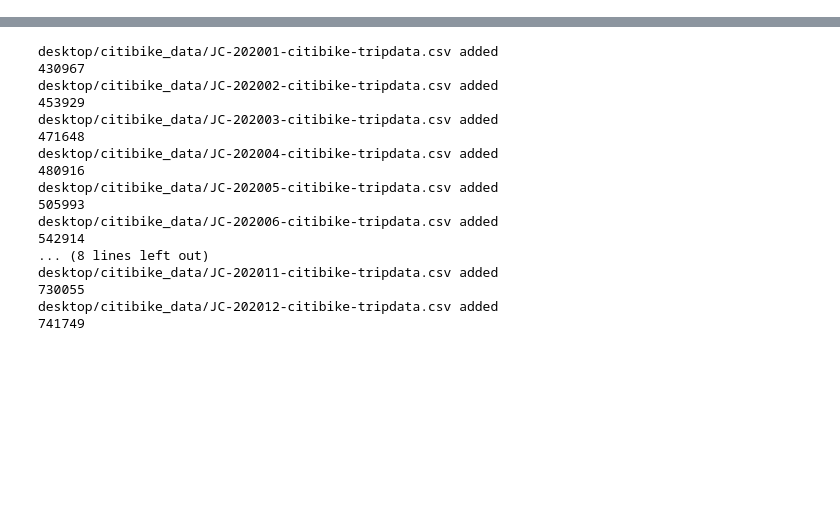
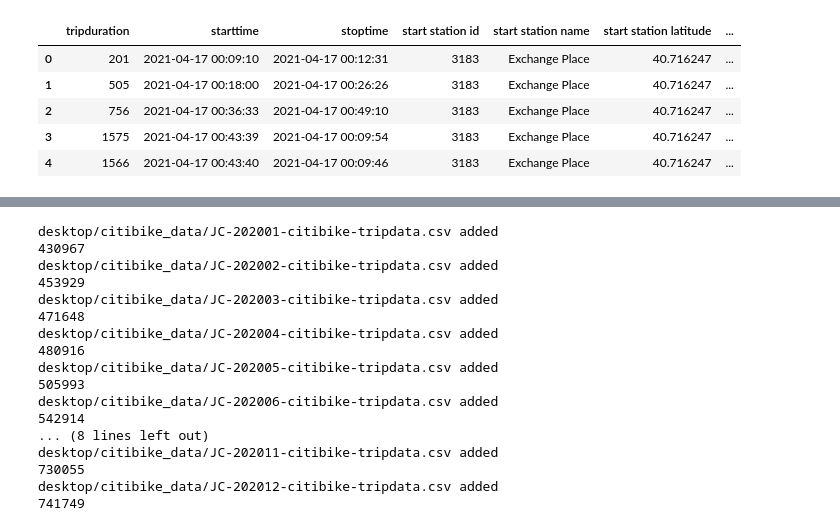
Before and after one commit to gspahlin/Citibike_analysis, a Jupyter notebook: citibike_dataset_creation.ipynb, the cells around one changed output, grey strips where cells are left out. Cells and saved outputs as stored; diff of their text form; code cells hidden in the pictures; blank space fills up the shorter version.

```diff
--- a/citibike_dataset_creation.ipynb
+++ b/citibike_dataset_creation.ipynb
@@ -26,3 +73,12 @@ bike_df.head()
+# %%
+bike_df.head()
+# %% [output]
+|  | tripduration | starttime | stoptime | start station id | start station name | start station latitude | ... |
+| 0 | 201 | 2021-04-17 00:09:10 | 2021-04-17 00:12:31 | 3183 | Exchange Place | 40.716247 | ... |
+| 1 | 505 | 2021-04-17 00:18:00 | 2021-04-17 00:26:26 | 3183 | Exchange Place | 40.716247 | ... |
+| 2 | 756 | 2021-04-17 00:36:33 | 2021-04-17 00:49:10 | 3183 | Exchange Place | 40.716247 | ... |
+| 3 | 1575 | 2021-04-17 00:43:39 | 2021-04-17 00:09:54 | 3183 | Exchange Place | 40.716247 | ... |
+| 4 | 1566 | 2021-04-17 00:43:40 | 2021-04-17 00:09:46 | 3183 | Exchange Place | 40.716247 | ... |
 # %%
 #This function is designed to read in the .csvs for a date range.
 #the read in .csv files will be concatenated with bike_df
```
Also changed, not shown: parts of 8 cells of this notebook.
